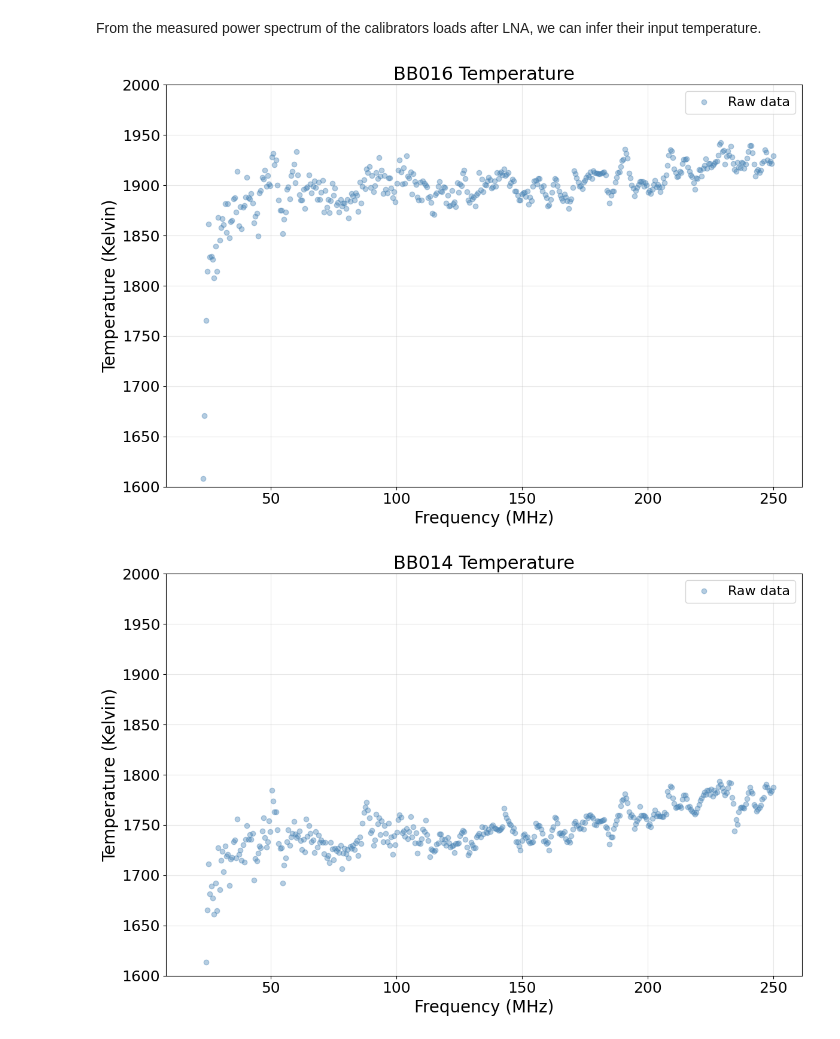
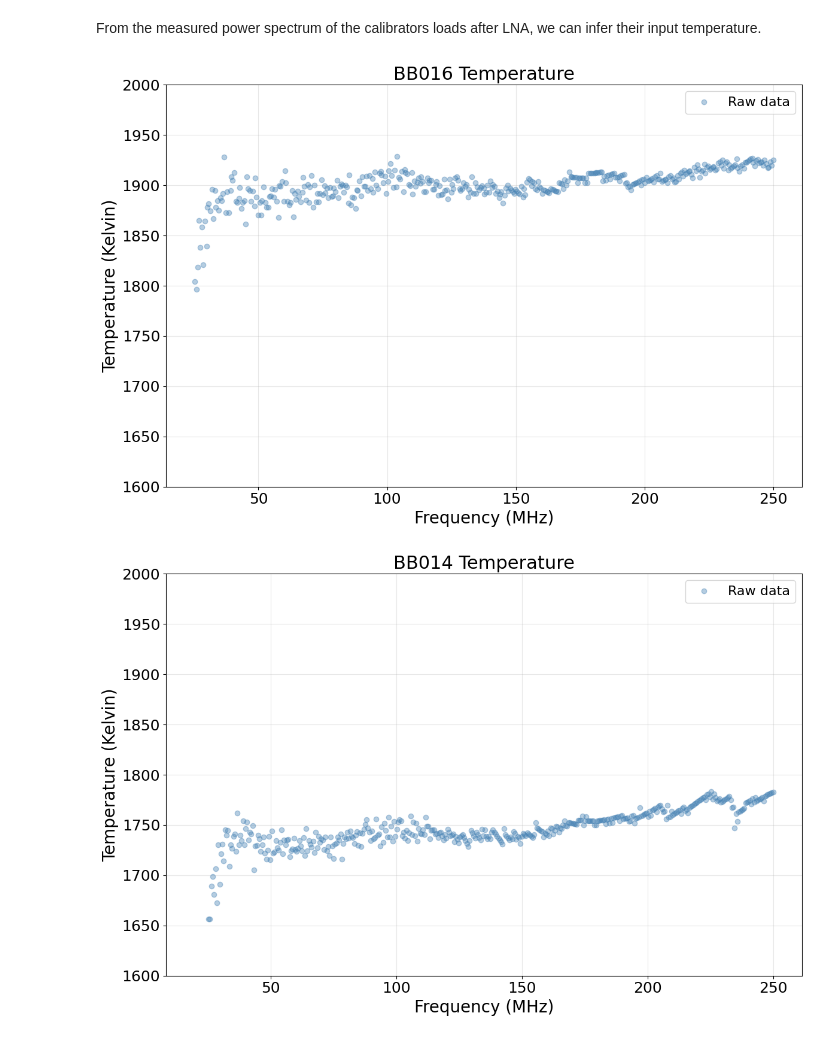
Before and after one commit to alhosani-abdulla/Highz-EXP, a Jupyter notebook: notebooks/calibrator_measurements copy.ipynb, the cells around one changed output. Drawn from its saved outputs; the diff is of its cells as text; code cells hidden in the pictures.

```diff
--- a/notebooks/calibrator_measurements copy.ipynb
+++ b/notebooks/calibrator_measurements copy.ipynb
@@ -99,13 +108,13 @@ LNA_thermo.resample(rebinned_freq, reducer=np.nanmedian)
 # Fit T(f) = a/f + b + c*f to the LNA temperature curve
 f_fit = np.asarray(LNA_thermo.f, dtype=float)  # Hz
 t_fit = np.asarray(LNA_thermo.T_dut if LNA_thermo.T_dut is not None else LNA_thermo.T_sys, dtype=float)
-
-fit_res = LNAModel.fit_temperature(f_fit, t_fit, initial_guess=[10, 600e6, 1e6, 0, 0])
+fit_res = LNAModel.fit_temperature(f_fit, t_fit, initial_guess=[1e9, 1.3e6, 1*10**(-6), 0, 4e-7])
 
 valid = fit_res['valid_mask']
 f_valid_hz = f_fit[valid]
 t_valid = t_fit[valid]
 print(fit_res['coefficients'])
+print(fit_res['r2'])
 t_model = fit_res['fitted']
 
 plt.figure(figsize=(10, 6))
@@ -113,7 +122,7 @@ plt.plot(f_valid_hz / 1e6, t_valid, 'o', ms=3, alpha=0.5, label='Measured')
 plt.plot(f_valid_hz / 1e6, t_model, '-', lw=2, label='polynomial fit')
 plt.xlabel('Frequency (MHz)')
 plt.ylabel('Temperature (K)')
-plt.title('LNA Temperature Fit')
+plt.title('System Temperature Fit')
 plt.grid(alpha=0.3)
 plt.legend()
 plt.tight_layout()
@@ -125,2 +135,25 @@ plt.show()
 # %%
 LNA_thermo.T_sys = t_model
+# %%
+# Fit T(f) = a/f + b + c*f to the LNA temperature curve
+f_fit = np.asarray(LNA_thermo.f, dtype=float)  # Hz
+g_fit = np.asarray(LNA_thermo.g, dtype=float)
+
+fit_res = LNAModel.fit_gain(f_fit, g_fit, order=7)
+
+valid = fit_res['valid_mask']
+f_valid_hz = f_fit[valid]
+g_valid = g_fit[valid]
+print(fit_res['coefficients'])
+g_model = fit_res['fitted']
+
+plt.figure(figsize=(10, 6))
+plt.plot(f_valid_hz / 1e6, g_valid, 'o', ms=3, alpha=0.5, label='Measured')
+plt.plot(f_valid_hz / 1e6, g_model, '-', lw=2, label='polynomial fit')
+plt.xlabel('Frequency (MHz)')
+plt.ylabel('Gain (dB)')
+plt.title('LNA Gain Fit')
+plt.grid(alpha=0.3)
+plt.legend()
+plt.tight_layout()
+plt.show()
@@ -127,16 +164,21 @@ LNA_thermo.T_sys = t_model
+# %%
+LNA_thermo.g = g_model
+LNA_thermo.f = f_valid_hz
 # %% [markdown]
 From the measured power spectrum of the calibrators loads after LNA, we can infer their input temperature.
+# %%
+BB016_spec = LNA01_BB016.unit_convert(
+    'dBm', 'kelvin', channel_width=1e6, inplace=False).despike(threshold=1)
+rebinned_BB016_spec = BB016_spec.resample(rebinned_freq, reducer=np.nanmean, outlier_method='sigma_clip', outlier_sigma=1, inplace=False)
 # %%
 # Convert all measurements from dBm to kelvin for comparison
 # and resample them to the same frequency grid
-BB016_spec = LNA01_BB016.unit_convert(
-    'dBm', 'kelvin', channel_width=1e6, inplace=False).despike(threshold=1)
 BB016_kelvin = LNA_thermo.infer_temperature(
-    BB016_spec, show_plot=True, freq_range=(20, 250),
+    rebinned_BB016_spec, show_plot=True, freq_range=(20, 250),
     title='BB016 Temperature', y_range=(1600, 2000),
     smoothing=None, save_path=pjoin(plot_path, 'BB016_T_inferred.png'))
 # %% [output]
-[figure, old version]
+[figure, new version]
 # %%
 # Convert all measurements from dBm to kelvin for comparison
 # and resample them to the same frequency grid
@@ -147,4 +189,4 @@ BB014_kelvin = LNA_thermo.infer_temperature(
     title='BB014 Temperature', y_range=(1600, 2000),
     smoothing=None, save_path=pjoin(plot_path, 'BB014_T_inferred.png'))
 # %% [output]
-[figure, old version]
+[figure, new version]
```
Also changed, not shown: parts of 10 cells of this notebook, 6 other files.
